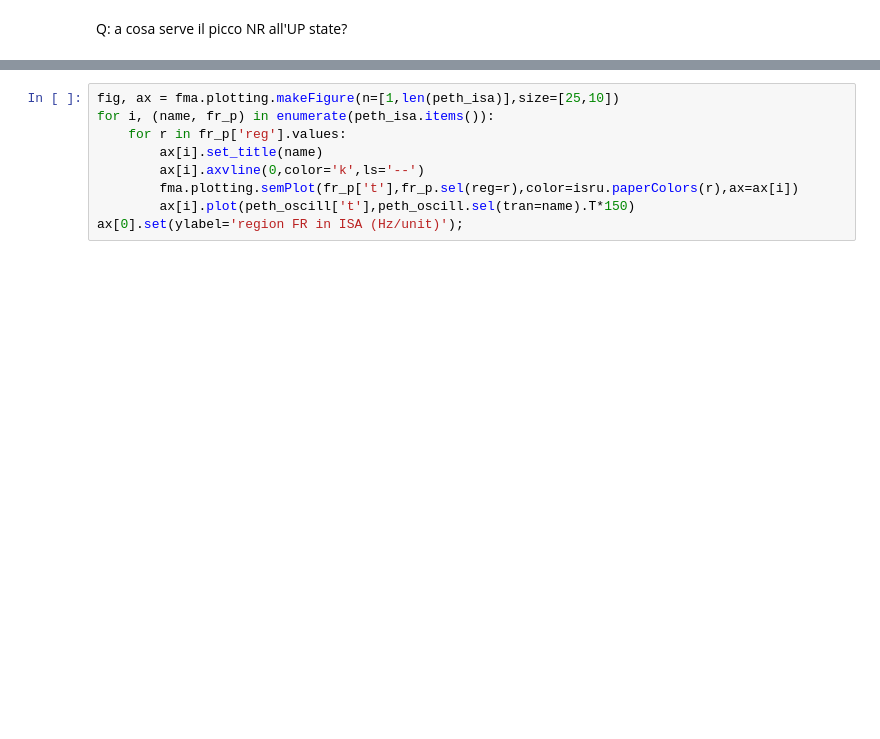
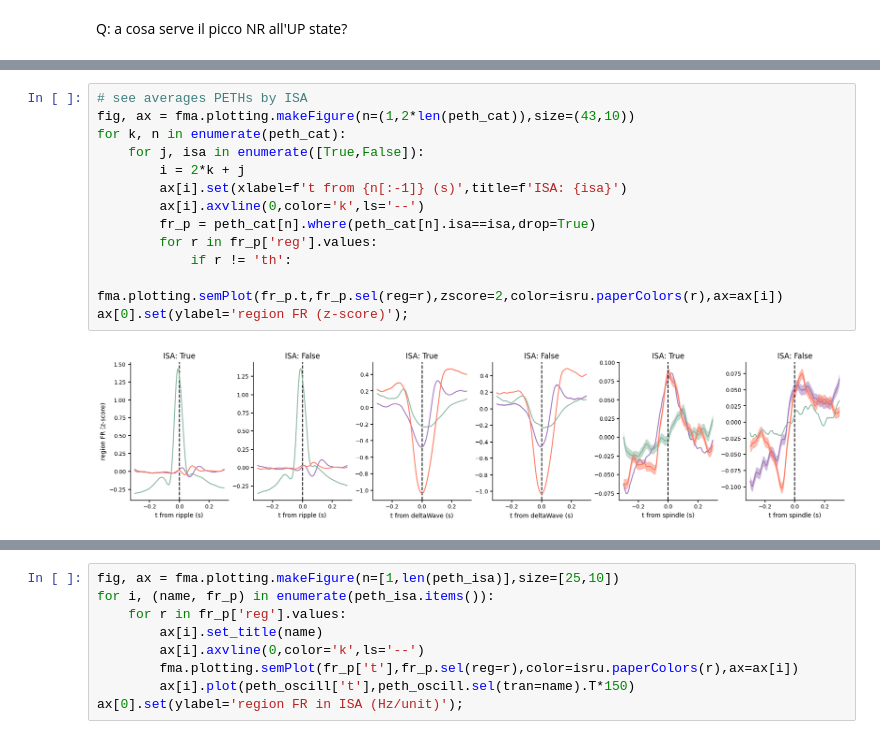
Before and after one commit to pietro-bozzo/NRCode, a Jupyter notebook: Python/Drafts/regionPETH.ipynb, the cells around one changed output, grey strips where cells are left out. Cells and saved outputs as stored; diff of their text form; blank space fills up the shorter version.

```diff
--- a/Python/Drafts/regionPETH.ipynb
+++ b/Python/Drafts/regionPETH.ipynb
@@ -95,0 +147,15 @@ ax[0,0].set(ylabel='region FR in ISA (Hz/unit)'); ax[1,0].set(ylabel='region FR
+# %%
+# see averages PETHs by ISA
+fig, ax = fma.plotting.makeFigure(n=(1,2*len(peth_cat)),size=(43,10))
+for k, n in enumerate(peth_cat):
+    for j, isa in enumerate([True,False]):
+        i = 2*k + j
+        ax[i].set(xlabel=f't from {n[:-1]} (s)',title=f'ISA: {isa}')
+        ax[i].axvline(0,color='k',ls='--')
+        fr_p = peth_cat[n].where(peth_cat[n].isa==isa,drop=True)
+        for r in fr_p['reg'].values:
+            if r != 'th':
+                fma.plotting.semPlot(fr_p.t,fr_p.sel(reg=r),zscore=2,color=isru.paperColors(r),ax=ax[i])
+ax[0].set(ylabel='region FR (z-score)');
+# %% [output]
+[figure, added]
```
Also changed, not shown: parts of 12 cells of this notebook, 2 other files.
